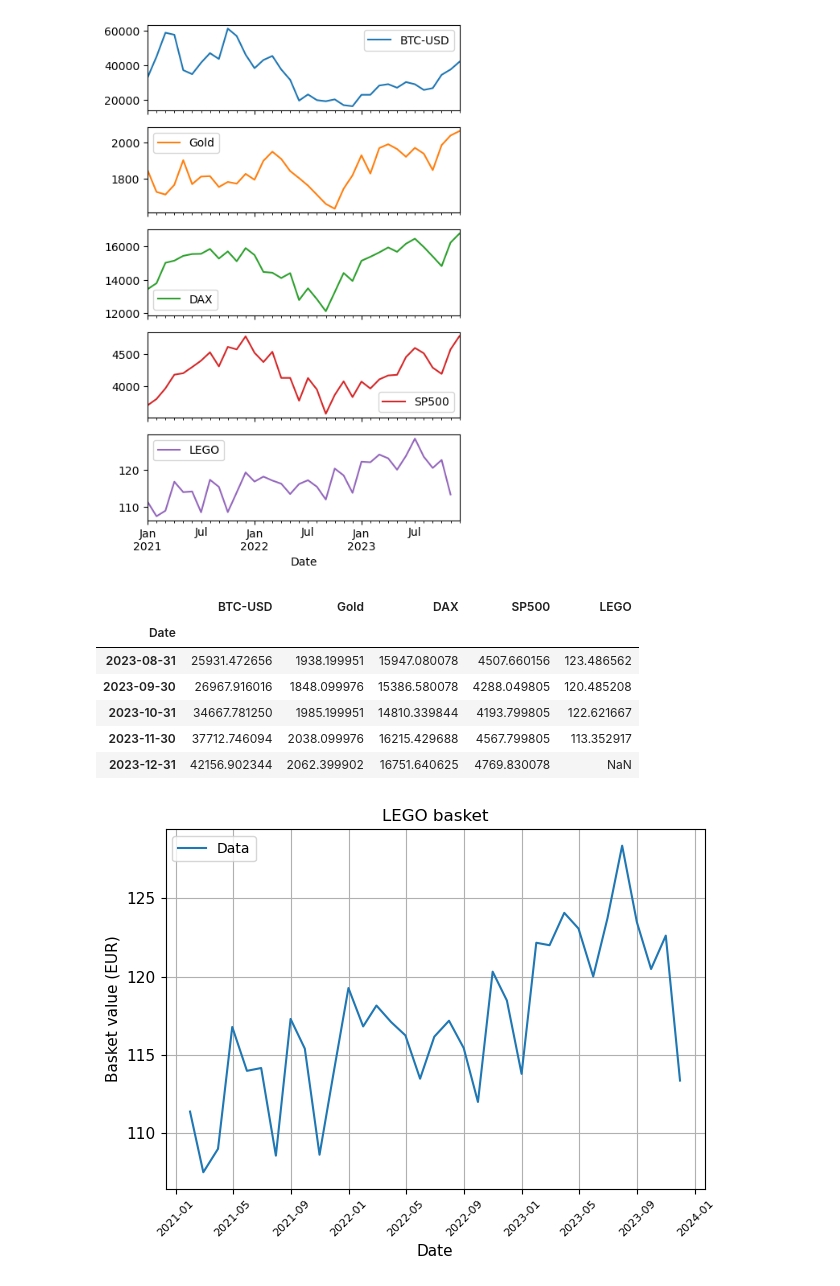
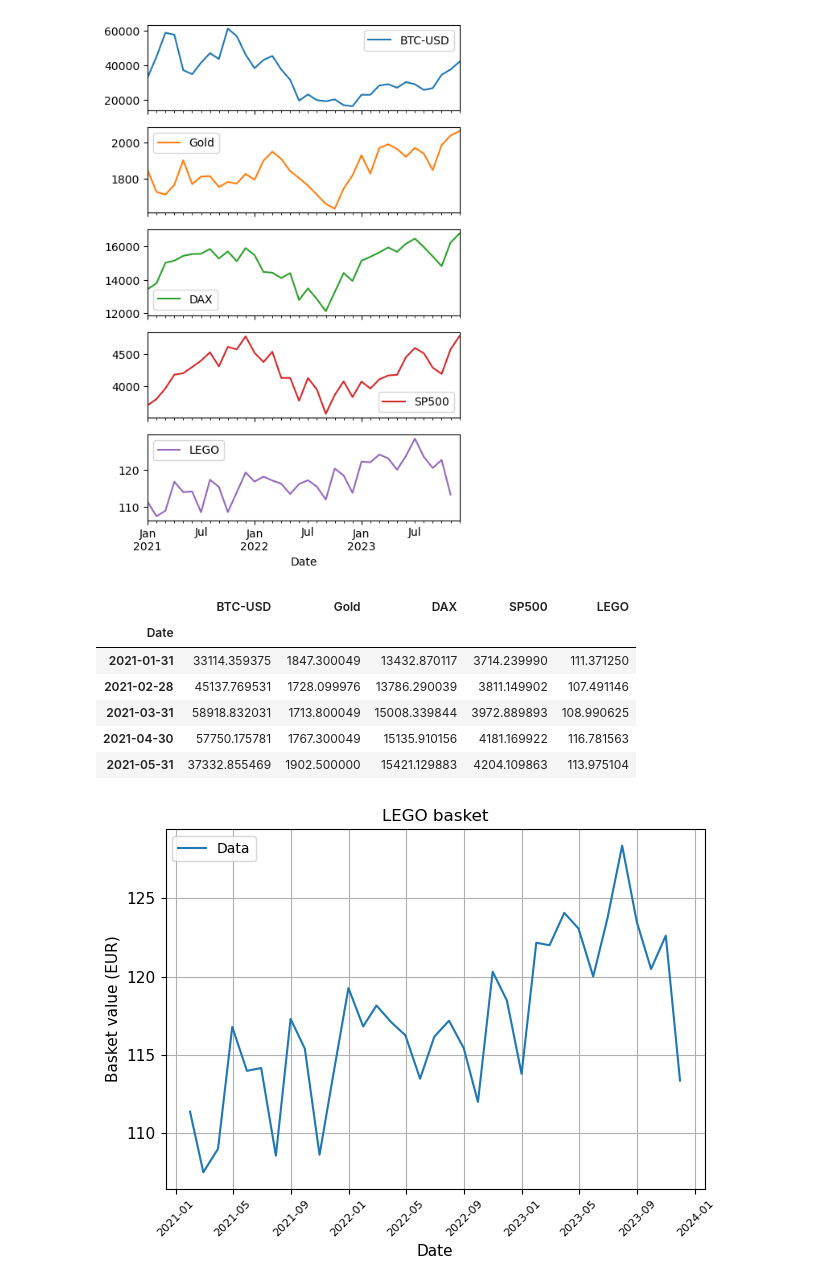
Before and after one commit to dawidgrabarczyk/lego-investment-analysis, a Jupyter notebook: lego.ipynb, the cells around one changed output. Drawn from its saved outputs; the diff is of its cells as text; code cells hidden in the pictures.

```diff
--- a/lego.ipynb
+++ b/lego.ipynb
@@ -650,15 +775,15 @@ plt.savefig(plots_path / 'time_series_all.pdf')
 # %% [output]
 [figure]
 # %%
-all_instruments.tail()
+all_instruments.head()
 # %% [output]
 |  | BTC-USD | Gold | DAX | SP500 | LEGO |
 | Date |  |  |  |  |  |
-| 2023-08-31 | 25931.472656 | 1938.199951 | 15947.080078 | 4507.660156 | 123.486562 |
-| 2023-09-30 | 26967.916016 | 1848.099976 | 15386.580078 | 4288.049805 | 120.485208 |
-| 2023-10-31 | 34667.781250 | 1985.199951 | 14810.339844 | 4193.799805 | 122.621667 |
-| 2023-11-30 | 37712.746094 | 2038.099976 | 16215.429688 | 4567.799805 | 113.352917 |
-| 2023-12-31 | 42156.902344 | 2062.399902 | 16751.640625 | 4769.830078 | NaN |
+| 2021-01-31 | 33114.359375 | 1847.300049 | 13432.870117 | 3714.239990 | 111.371250 |
+| 2021-02-28 | 45137.769531 | 1728.099976 | 13786.290039 | 3811.149902 | 107.491146 |
+| 2021-03-31 | 58918.832031 | 1713.800049 | 15008.339844 | 3972.889893 | 108.990625 |
+| 2021-04-30 | 57750.175781 | 1767.300049 | 15135.910156 | 4181.169922 | 116.781563 |
+| 2021-05-31 | 37332.855469 | 1902.500000 | 15421.129883 | 4204.109863 | 113.975104 |
 # %%
 # Extract x and y values from the DataFrame
 x = all_instruments.index.to_numpy()
```
Also changed, not shown: parts of 52 cells of this notebook, 16 other files.
